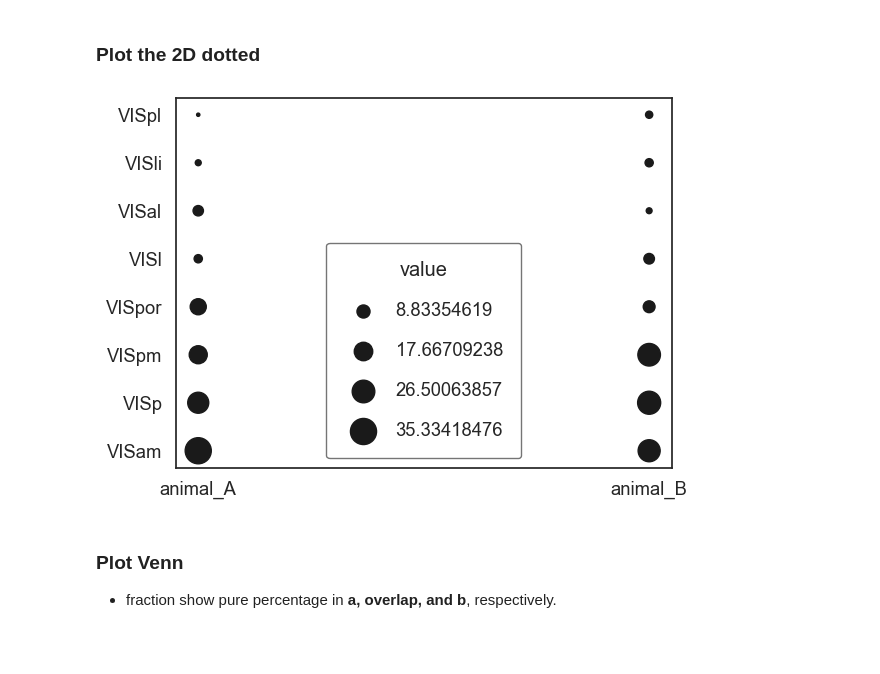
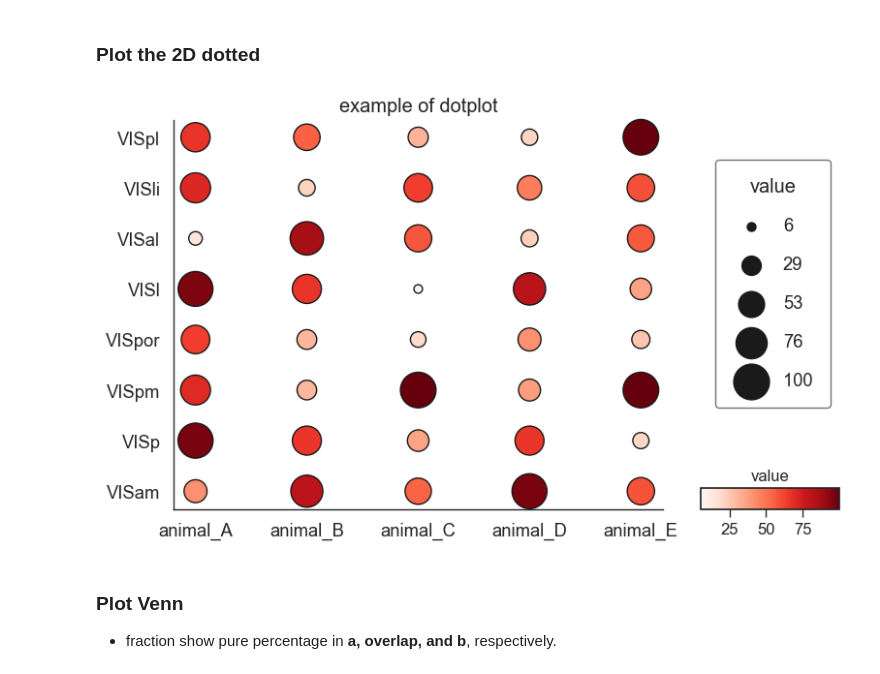
Before and after one commit to ytsimon2004/neuralib, a Jupyter notebook: doc/source/notebooks/example_neuralib_plot.ipynb, the cells around one changed output. Drawn from its saved outputs; the diff is of its cells as text; code cells hidden in the pictures; blank space fills up the shorter version.

Commit message:
dotplot add

```diff
--- a/doc/source/notebooks/example_neuralib_plot.ipynb
+++ b/doc/source/notebooks/example_neuralib_plot.ipynb
@@ -48,23 +48,24 @@ plot_regression_cc(ax=ax, x=x, y=y, bins=10, bin_func='median')
 # %% [markdown]
 ### Plot the 2D dotted
 # %%
-fig, ax = plt.subplots()
-
 # (X,): different animals
-x = ['animal_A', 'animal_B']
+xlabel = ['animal_A', 'animal_B', 'animal_C', 'animal_D', 'animal_E']
 
 # (Y,): subregion in Visual Cortex as an example
-y = ['VISam', 'VISp', 'VISpm', 'VISpor', 'VISl', 'VISal', 'VISli', 'VISpl']
+ylabel = ['VISam', 'VISp', 'VISpm', 'VISpor', 'VISl', 'VISal', 'VISli', 'VISpl']
 
-# size of the dots (Y, X)
-size = np.array([
-    [35.33418476, 22.90336313, 16.85823755, 13.40996169,  3.53341848, 5.57684121,  1.8305662 ,  0.55342699],
-    [25.14484357, 27.5202781 , 26.36152955,  7.24217845,  5.79374276, 1.76709154,  3.47624565,  2.69409038]
-])
+# values: Array[float, [X, Y]]
+nx = len(xlabel)
+ny = len(ylabel)
+values = np.random.sample((nx, ny)) * 100
 
-plot_2d_dots(ax=ax, x=x, y=y, size=size, size_factor=10, size_type='area')
+dotplot(xlabel, ylabel, values,
+        scale='area',
+        max_marker_size=700,
+        with_color=True,
+        figure_title='example of dotplot')
 # %% [output]
-[figure, old version]
+[figure, new version]
 # %% [markdown]
 ### Plot Venn
 - fraction show pure percentage in **a, overlap, and b**, respectively.
```
Also changed, not shown: parts of 2 cells of this notebook, 5 other files.
